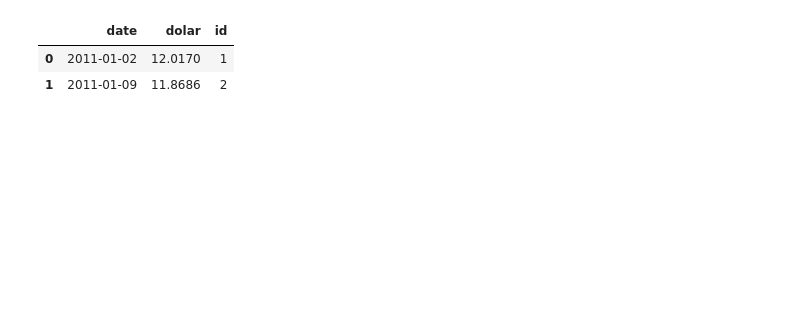
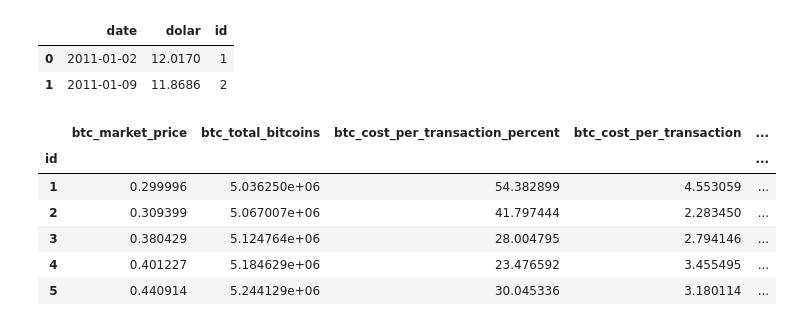
Before and after one commit to roayala/bitcoin_analysis, a Jupyter notebook: Bitcoin_ETL.ipynb, the cells around one changed output. Saved outputs shown, nothing was run; the diff lists cells and outputs as text; code cells hidden in the pictures; blank space fills up the shorter version.

```diff
--- a/Bitcoin_ETL.ipynb
+++ b/Bitcoin_ETL.ipynb
@@ -317,3 +408,19 @@ pd.read_sql_query('SELECT * FROM tcp', con = engine).head(2)
 |  | date | dolar | id |
 | 0 | 2011-01-02 | 12.0170 | 1 |
 | 1 | 2011-01-09 | 11.8686 | 2 |
+# %%
+bit_dolar_DF=pd.merge(bitcoin_db,tcp_db,on='id', how='inner').dropna(how='any')
+
+bit_dolar_DF.set_index('id', inplace=True)
+# por si es necesario borrar columna..
+del bit_dolar_DF['date_y']
+# %%
+bit_dolar_DF.
+# %% [output]
+|  | btc_market_price | btc_total_bitcoins | btc_cost_per_transaction_percent | btc_cost_per_transaction | ... |
+| id |  |  |  |  | ... |
+| 1 | 0.299996 | 5.036250e+06 | 54.382899 | 4.553059 | ... |
+| 2 | 0.309399 | 5.067007e+06 | 41.797444 | 2.283450 | ... |
+| 3 | 0.380429 | 5.124764e+06 | 28.004795 | 2.794146 | ... |
+| 4 | 0.401227 | 5.184629e+06 | 23.476592 | 3.455495 | ... |
+| 5 | 0.440914 | 5.244129e+06 | 30.045336 | 3.180114 | ... |
```
Also changed, not shown: parts of 19 cells of this notebook, 1 other file.
